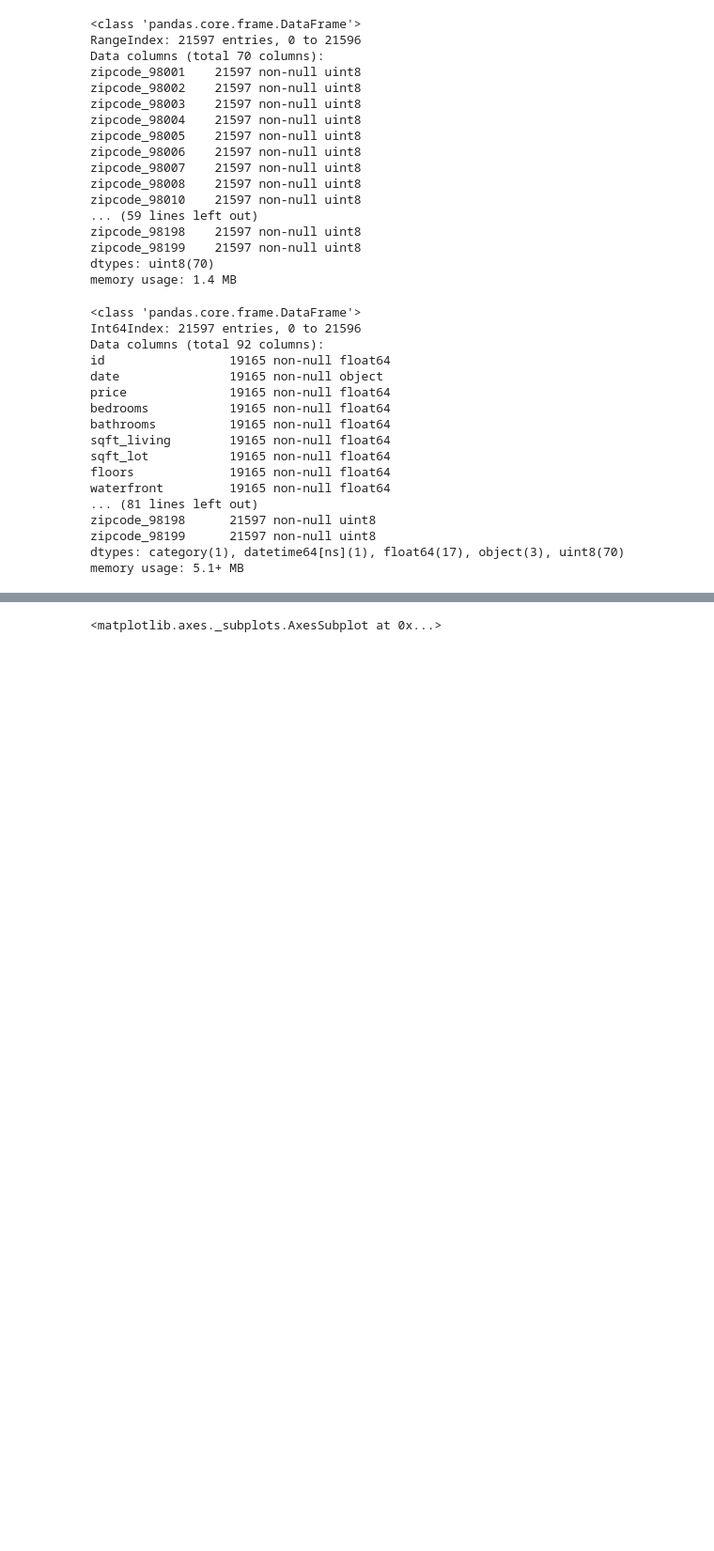
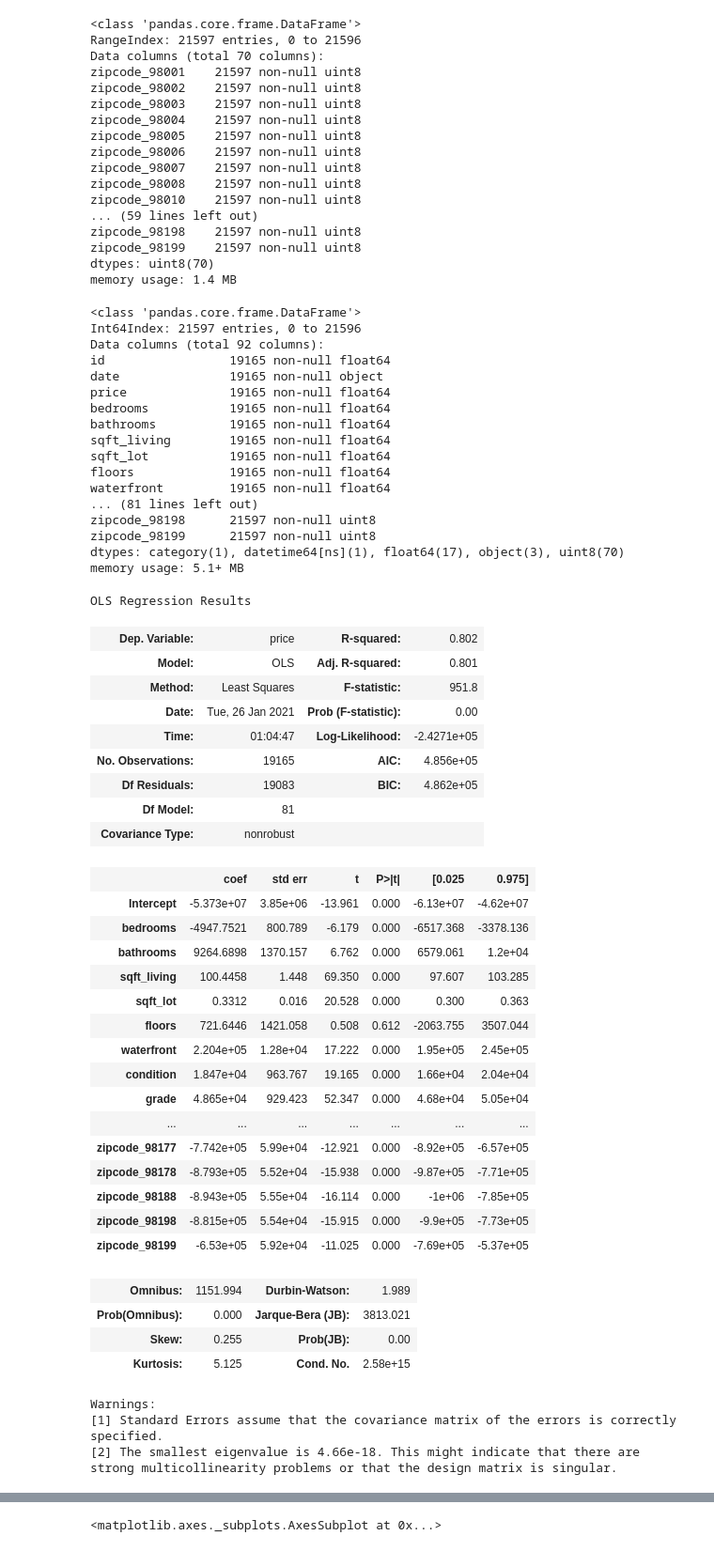
Before and after one commit to Aper012/dsc-phase-2-project, a Jupyter notebook: Project2.ipynb, the cells around one changed output, grey strips where cells are left out. Shown: that part at 94% size. Saved outputs shown, nothing was run; the diff lists cells and outputs as text; code cells hidden in the pictures; blank space fills up the shorter version.

```diff
--- a/Project2.ipynb
+++ b/Project2.ipynb
@@ -904,5 +904,5 @@ Test RMSE: 101765.5073691283
 #
 # getting dummies for zipcodes
 # %%
-zipcodes = pd.get_dummies(df_original['zipcode'], prefix = 'zipcode')
+zipcodes_dummies = pd.get_dummies(df_original['zipcode'], prefix = 'zipcode')
 # %%
@@ -926,7 +926,7 @@ zipcode_98199    21597 non-null uint8
 dtypes: uint8(70)
 memory usage: 1.4 MB
 # %%
-df_zipcodes = pd.concat([df_low_prices, zipcodes], axis = 1)
+df_zipcode_dummies = pd.concat([df_low_prices, zipcodes_dummies], axis = 1)
 # %%
 #
 #
@@ -953,0 +958,47 @@ memory usage: 5.1+ MB
+# %%
+outcom = 'price'
+
+x_cols = df_zipcode_dummies.drop(['price','id','date','zipcode','date_dateformat','month',
+                                 'year','name_of_month','seasons','grade_bin'], axis = 1).columns
+
+predictors = '+'.join(x_cols)
+
+f = outcome + '~' + predictors
+
+model_zd = ols(formula = f, data = df_zipcode_dummies).fit()
+model_zd.summary()
+# %% [output]
+OLS Regression Results
+| Dep. Variable: | price | R-squared: | 0.802 |
+| Model: | OLS | Adj. R-squared: | 0.801 |
+| Method: | Least Squares | F-statistic: | 951.8 |
+| Date: | Tue, 26 Jan 2021 | Prob (F-statistic): | 0.00 |
+| Time: | 01:04:47 | Log-Likelihood: | -2.4271e+05 |
+| No. Observations: | 19165 | AIC: | 4.856e+05 |
+| Df Residuals: | 19083 | BIC: | 4.862e+05 |
+| Df Model: | 81 |  |  |
+| Covariance Type: | nonrobust |  |  |
+|  | coef | std err | t | P>|t| | [0.025 | 0.975] |
+| Intercept | -5.373e+07 | 3.85e+06 | -13.961 | 0.000 | -6.13e+07 | -4.62e+07 |
+| bedrooms | -4947.7521 | 800.789 | -6.179 | 0.000 | -6517.368 | -3378.136 |
+| bathrooms | 9264.6898 | 1370.157 | 6.762 | 0.000 | 6579.061 | 1.2e+04 |
+| sqft_living | 100.4458 | 1.448 | 69.350 | 0.000 | 97.607 | 103.285 |
+| sqft_lot | 0.3312 | 0.016 | 20.528 | 0.000 | 0.300 | 0.363 |
+| floors | 721.6446 | 1421.058 | 0.508 | 0.612 | -2063.755 | 3507.044 |
+| waterfront | 2.204e+05 | 1.28e+04 | 17.222 | 0.000 | 1.95e+05 | 2.45e+05 |
+| condition | 1.847e+04 | 963.767 | 19.165 | 0.000 | 1.66e+04 | 2.04e+04 |
+| grade | 4.865e+04 | 929.423 | 52.347 | 0.000 | 4.68e+04 | 5.05e+04 |
+| ... | ... | ... | ... | ... | ... | ... |
+| zipcode_98177 | -7.742e+05 | 5.99e+04 | -12.921 | 0.000 | -8.92e+05 | -6.57e+05 |
+| zipcode_98178 | -8.793e+05 | 5.52e+04 | -15.938 | 0.000 | -9.87e+05 | -7.71e+05 |
+| zipcode_98188 | -8.943e+05 | 5.55e+04 | -16.114 | 0.000 | -1e+06 | -7.85e+05 |
+| zipcode_98198 | -8.815e+05 | 5.54e+04 | -15.915 | 0.000 | -9.9e+05 | -7.73e+05 |
+| zipcode_98199 | -6.53e+05 | 5.92e+04 | -11.025 | 0.000 | -7.69e+05 | -5.37e+05 |
+| Omnibus: | 1151.994 | Durbin-Watson: | 1.989 |
+| Prob(Omnibus): | 0.000 | Jarque-Bera (JB): | 3813.021 |
+| Skew: | 0.255 | Prob(JB): | 0.00 |
+| Kurtosis: | 5.125 | Cond. No. | 2.58e+15 |
+Warnings:
+[1] Standard Errors assume that the covariance matrix of the errors is correctly specified.
+[2] The smallest eigenvalue is 4.66e-18. This might indicate that there are
+strong multicollinearity problems or that the design matrix is singular.
```
Also changed, not shown: parts of 30 cells of this notebook.
